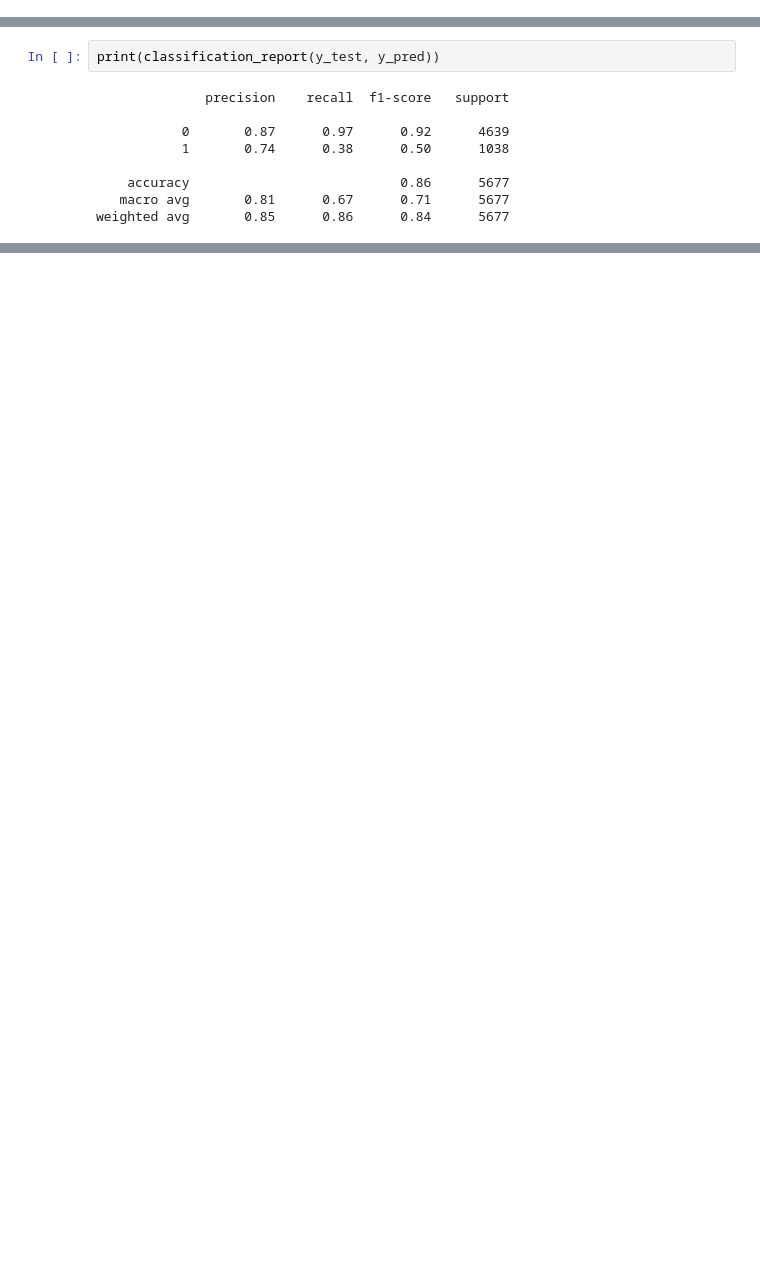
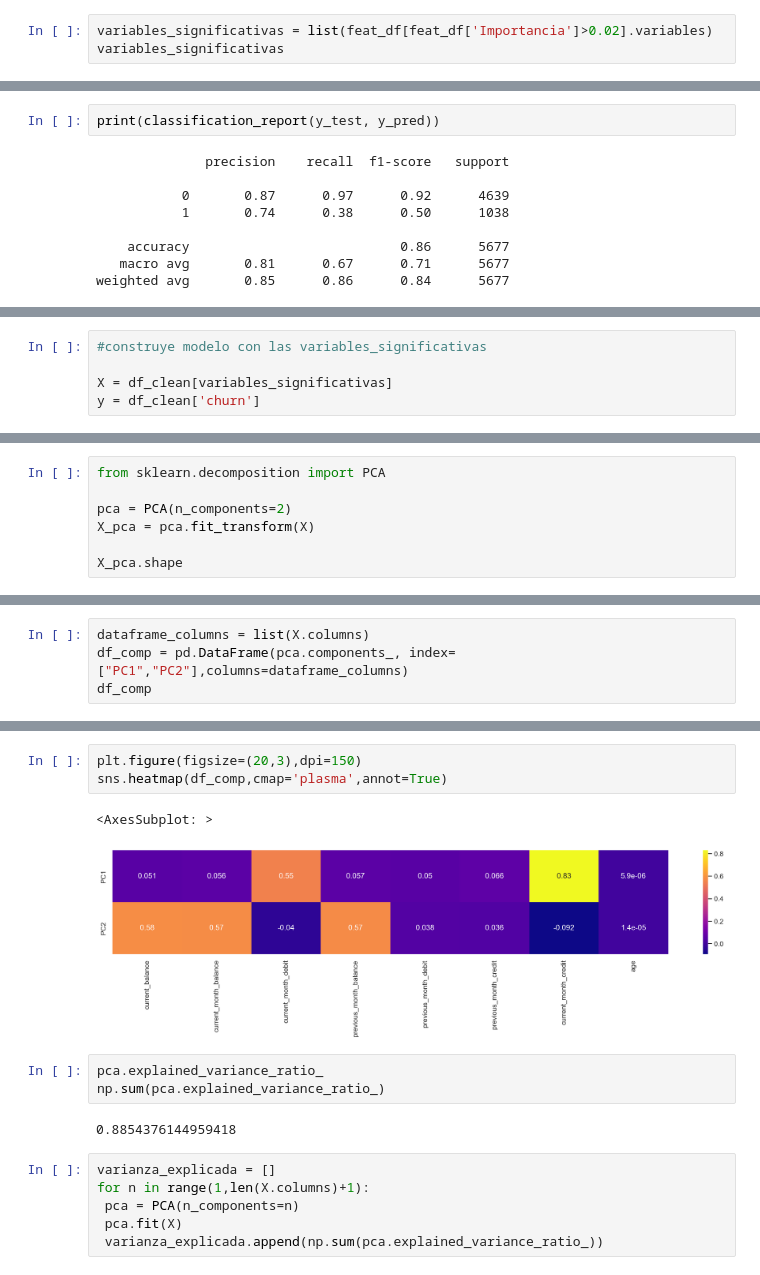
Before and after one commit to LuisBDev/Modelo-de-Prediccion-Fuga-de-Clientes-Banca-NJIT, a Jupyter notebook: Project_BankChurn_Classifier.ipynb, the cells around one changed output, grey strips where cells are left out. Drawn from its saved outputs; the diff is of its cells as text; blank space fills up the shorter version.

```diff
--- a/Project_BankChurn_Classifier.ipynb
+++ b/Project_BankChurn_Classifier.ipynb
@@ -302,0 +339,3 @@ RandomForestClassifier(criterion='entropy', max_leaf_nodes=300, random_state=42)
+# %%
+variables_significativas = list(feat_df[feat_df['Importancia']>0.02].variables)
+variables_significativas
@@ -319,0 +375,5 @@ weighted avg       0.85      0.86      0.84      5677
+# %%
+#construye modelo con las variables_significativas
+
+X = df_clean[variables_significativas]
+y = df_clean['churn']
@@ -319,0 +418,7 @@ weighted avg       0.85      0.86      0.84      5677
+# %%
+from sklearn.decomposition import PCA
+
+pca = PCA(n_components=2)
+X_pca = pca.fit_transform(X)
+
+X_pca.shape
@@ -319,0 +427,4 @@ weighted avg       0.85      0.86      0.84      5677
+# %%
+dataframe_columns = list(X.columns)
+df_comp = pd.DataFrame(pca.components_, index=["PC1","PC2"],columns=dataframe_columns)
+df_comp
@@ -319,0 +435,17 @@ weighted avg       0.85      0.86      0.84      5677
+# %%
+plt.figure(figsize=(20,3),dpi=150)
+sns.heatmap(df_comp,cmap='plasma',annot=True)
+# %% [output]
+<AxesSubplot: >
+[figure, added]
+# %%
+pca.explained_variance_ratio_
+np.sum(pca.explained_variance_ratio_)
+# %% [output]
+0.8854376144959418
+# %%
+varianza_explicada = []
+for n in range(1,len(X.columns)+1):
+ pca = PCA(n_components=n)
+ pca.fit(X)
+ varianza_explicada.append(np.sum(pca.explained_variance_ratio_))
```
Also changed, not shown: parts of 33 cells of this notebook.
